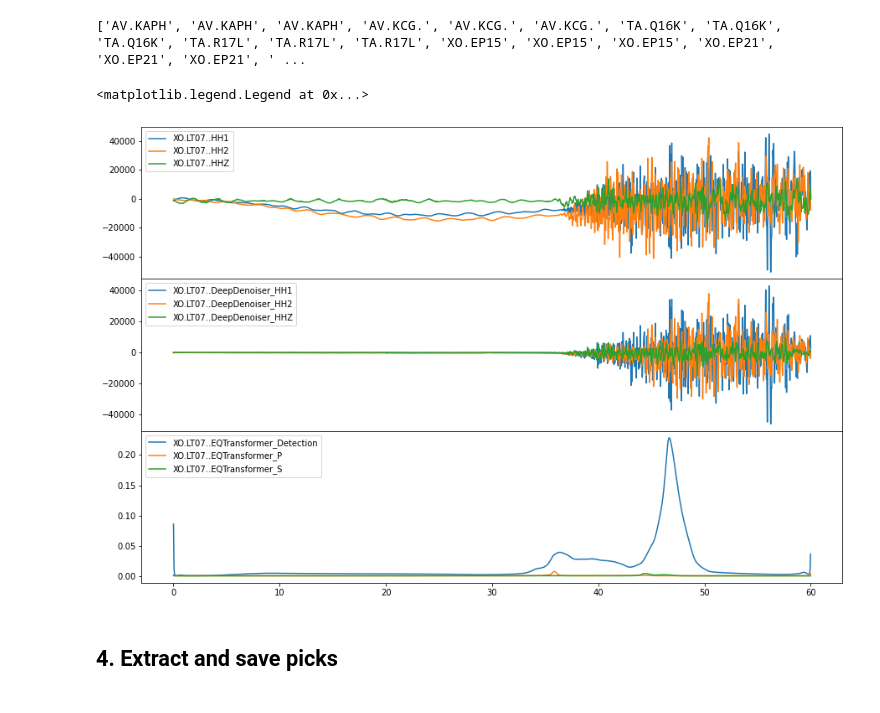
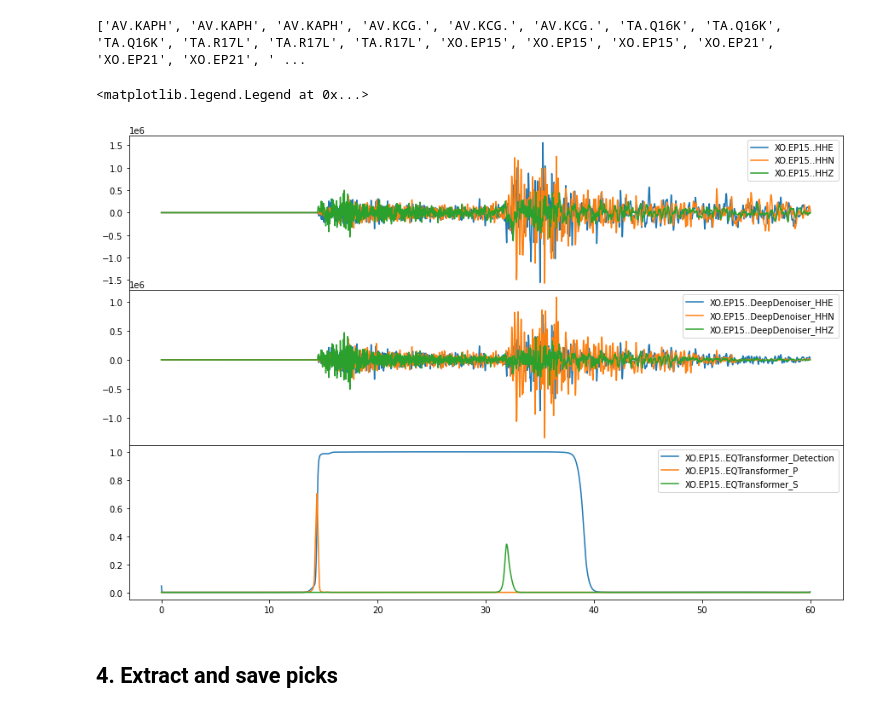
Before and after one commit to zoekrauss/alaska-continuous, a Jupyter notebook: workflow.ipynb, the cells around one changed output. Drawn from its saved outputs; the diff is of its cells as text; code cells hidden in the pictures.

```diff
--- a/workflow.ipynb
+++ b/workflow.ipynb
@@ -153,22 +155,22 @@ print(ids)
 # %%
 # GUT CHECK
 
 fig = plt.figure(figsize=(15, 10))
 axs = fig.subplots(3, 1, sharex=True, gridspec_kw={'hspace': 0})
 
 offset = annotation[0][0].stats.starttime - denoise[0][0].stats.starttime
-i=50 # 5, 50
+i=5 # 5, 50
 for j in [0,1,2]:
     axs[0].plot(stream[i][j].times(), stream[i][j].data, label=stream[i][j].id)
     axs[1].plot(denoise[i][j].times(), denoise[i][j].data, label=denoise[i][j].id)
     axs[2].plot(annotation[i][j].times() + offset, annotation[i][j].data, label=annotation[i][j].id)
 
 axs[0].legend()
 axs[1].legend()
 axs[2].legend()
 # %% [output]
 <matplotlib.legend.Legend at 0x...>
-[figure, old version]
+[figure, new version]
 # %% [markdown]
 ## 4. Extract and save picks
 # %% [raw]
```
Also changed, not shown: parts of 2 cells of this notebook, 1 other file.
